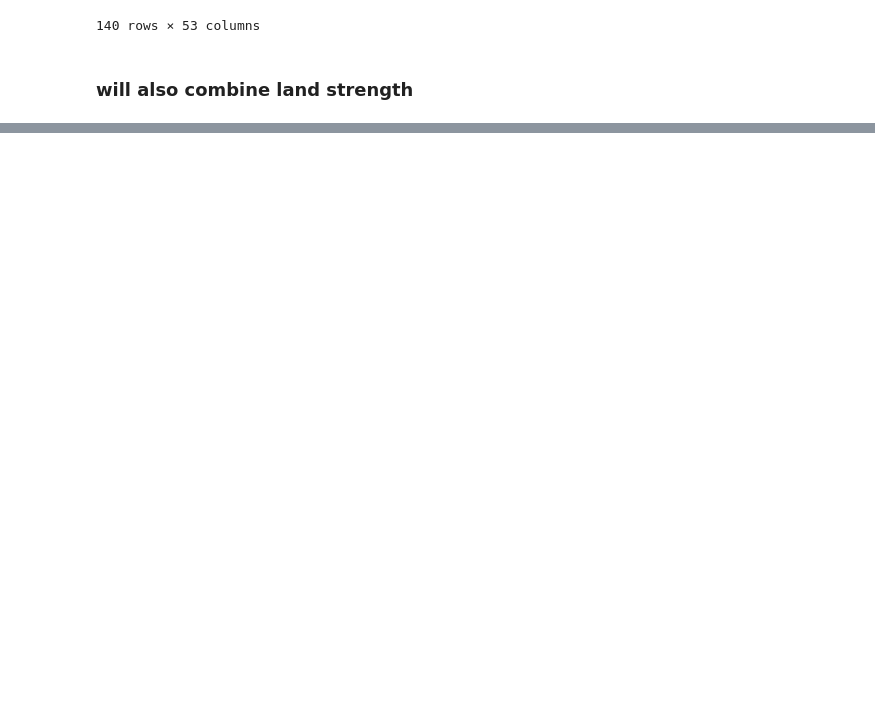
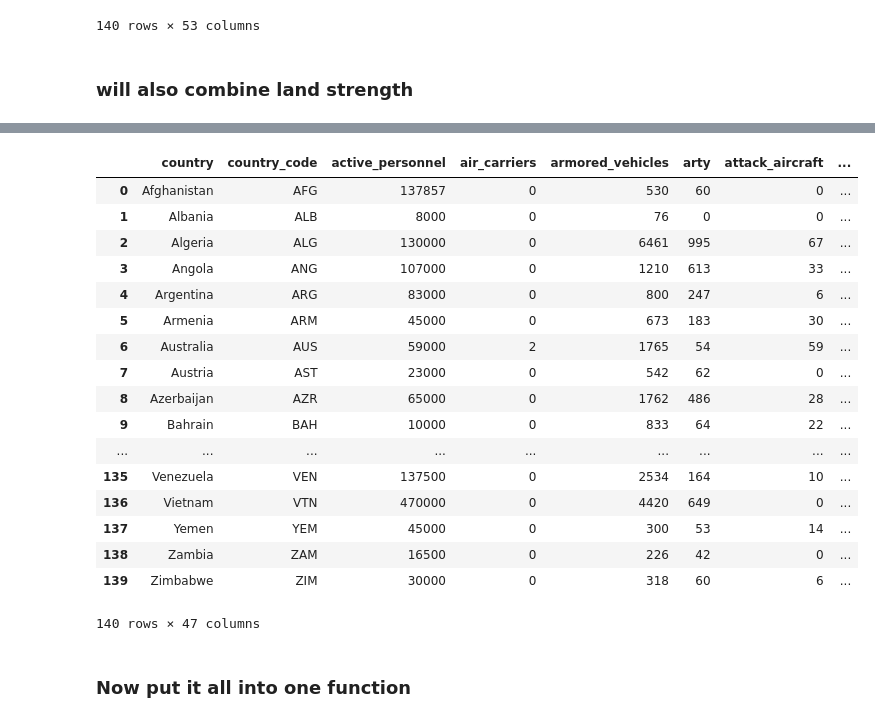
Before and after one commit to raycerna/military-firepower, a Jupyter notebook: prepare.ipynb, the cells around one changed output, grey strips where cells are left out. Cells and saved outputs as stored; diff of their text form; code cells hidden in the pictures; blank space fills up the shorter version.

```diff
--- a/prepare.ipynb
+++ b/prepare.ipynb
@@ -45,7 +45,7 @@ dtypes: int64(46), object(2)
 memory usage: 52.6+ KB
 # %%
 # renames the columns titles
-df.rename(columns={'Active Personnel': 'active_personnel', 'Aircraft Carriers': 'aircraft_carriers',
+df = df.rename(columns={'Active Personnel': 'active_personnel', 'Aircraft Carriers': 'aircraft_carriers',
                    'Armored Vehicles':'armored_vehicles','Attack Helicopters':'attack_helicopters',
                    'Available Manpower':'avail_manpower','Coastline Coverage':'coastal_coverage','Corvettes':'corvettes',
                   'Dedicated Attack':'dedicated_attack_aircraft','Defense Budget':'defense_budget','Destroyers':'destroyers',
@@ -347,0 +382,34 @@ df =df.drop(columns= ['self_arty', 'towed_arty','attack_helicopters','dedicated_
+# %%
+# resorts column titles
+
+df = df[['country', 'country_code', 'active_personnel', 'air_carriers', 'armored_vehicles', 'arty',
+         'attack_aircraft', 'avail_manpower', 'coastal_coverage', 'corvettes', 'defense_budget','destroyers',
+         'external_debt', 'fighters_interceptors','fit_for_service', 'gold_foreign_ex', 'frigates', 'helos',
+         'labor_force', 'merch_marine_fleet', 'mine_warfare', 'navy_ships', 'oil_consumption', 'oil_production',
+         'oil_reser', 'paramilitary', 'patrol_vess', 'ports', 'purchasing_power', 'railway_coverage', 'mil_age',
+         'res_personnel', 'road_cov', 'rocket_proj', 'shared_borders', 'special_mission', 'square_land_area',
+         'subs', 'tanker_fleet', 'tanks', 'total_pop', 'trainers', 'transports', 'waterways',  'total_air_strength',
+         'total_sea_strength', 'total_land_strength']]
+# %%
+df
+# %% [output]
+|  | country | country_code | active_personnel | air_carriers | armored_vehicles | arty | attack_aircraft | ... |
+| 0 | Afghanistan | AFG | 137857 | 0 | 530 | 60 | 0 | ... |
+| 1 | Albania | ALB | 8000 | 0 | 76 | 0 | 0 | ... |
+| 2 | Algeria | ALG | 130000 | 0 | 6461 | 995 | 67 | ... |
+| 3 | Angola | ANG | 107000 | 0 | 1210 | 613 | 33 | ... |
+| 4 | Argentina | ARG | 83000 | 0 | 800 | 247 | 6 | ... |
+| 5 | Armenia | ARM | 45000 | 0 | 673 | 183 | 30 | ... |
+| 6 | Australia | AUS | 59000 | 2 | 1765 | 54 | 59 | ... |
+| 7 | Austria | AST | 23000 | 0 | 542 | 62 | 0 | ... |
+| 8 | Azerbaijan | AZR | 65000 | 0 | 1762 | 486 | 28 | ... |
+| 9 | Bahrain | BAH | 10000 | 0 | 833 | 64 | 22 | ... |
+| ... | ... | ... | ... | ... | ... | ... | ... | ... |
+| 135 | Venezuela | VEN | 137500 | 0 | 2534 | 164 | 10 | ... |
+| 136 | Vietnam | VTN | 470000 | 0 | 4420 | 649 | 0 | ... |
+| 137 | Yemen | YEM | 45000 | 0 | 300 | 53 | 14 | ... |
+| 138 | Zambia | ZAM | 16500 | 0 | 226 | 42 | 0 | ... |
+| 139 | Zimbabwe | ZIM | 30000 | 0 | 318 | 60 | 6 | ... |
+140 rows × 47 columns
+# %% [markdown]
+### Now put it all into one function
```
Also changed, not shown: parts of 15 cells of this notebook.
